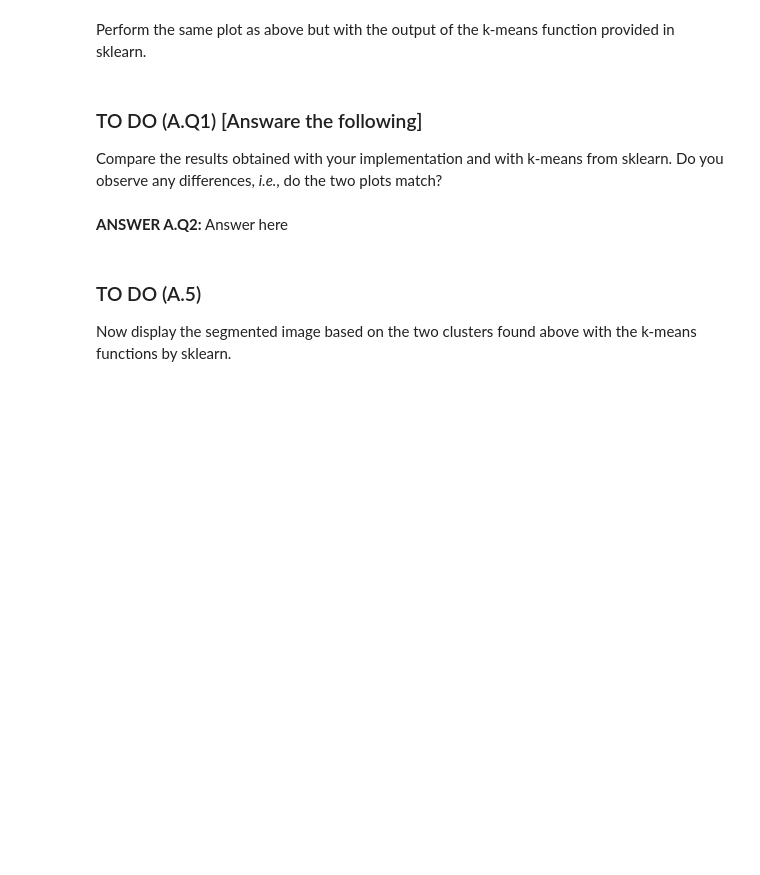
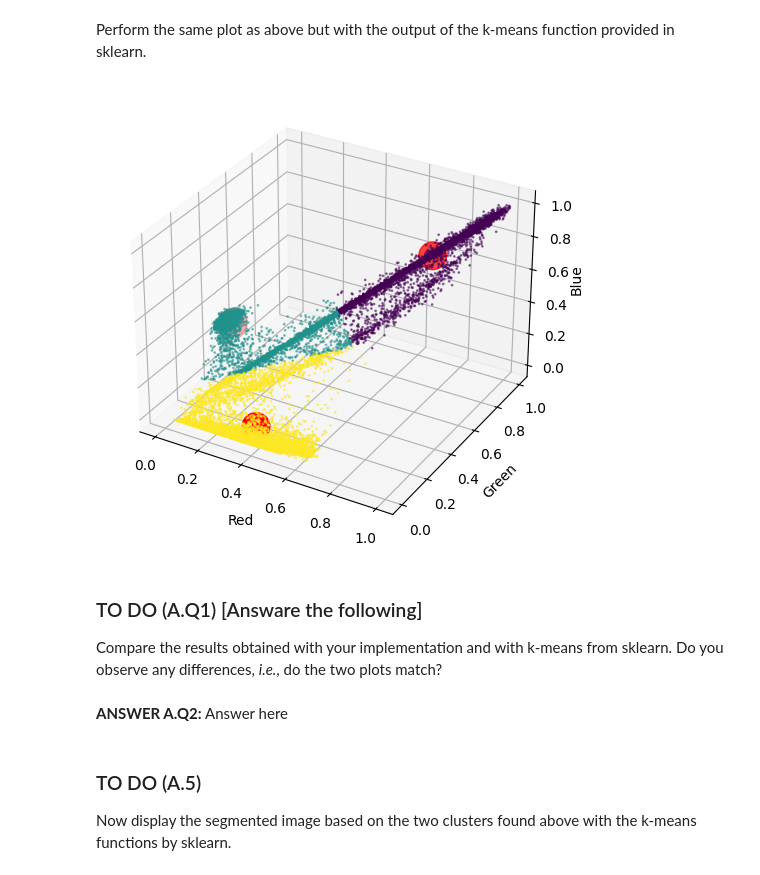
Before and after one commit to Giacomo-Menegatti/MachineLearning, a Jupyter notebook: Lab3/assignment_lab03.ipynb, the cells around one changed output. Cells and saved outputs as stored; diff of their text form; code cells hidden in the pictures; blank space fills up the shorter version.

```diff
--- a/Lab3/assignment_lab03.ipynb
+++ b/Lab3/assignment_lab03.ipynb
@@ -303,6 +328,9 @@ Now use the k-means function provided in sklearn. Pass to the function the numbe
 Perform the same plot as above but with the output of the k-means function provided in sklearn.
 # %%
 # ADD YOUR CODE HERE
+scatter_plot(santaclaus, clusters, centroids)
+# %% [output]
+[figure, added]
 # %% [markdown]
 ### TO DO (A.Q1) [Answare the following]
 
```
Also changed, not shown: parts of 9 cells of this notebook, 1 other file.
